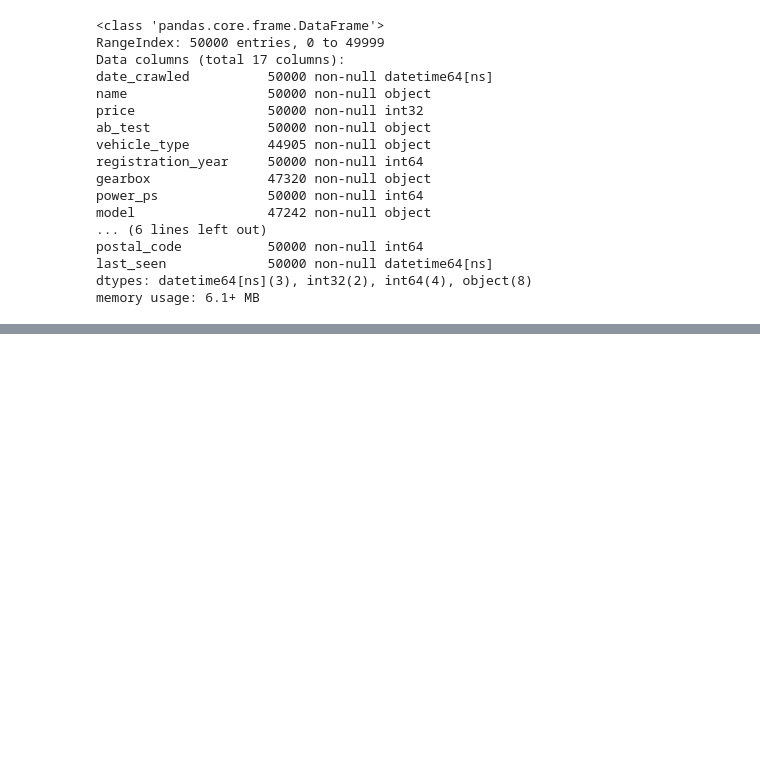
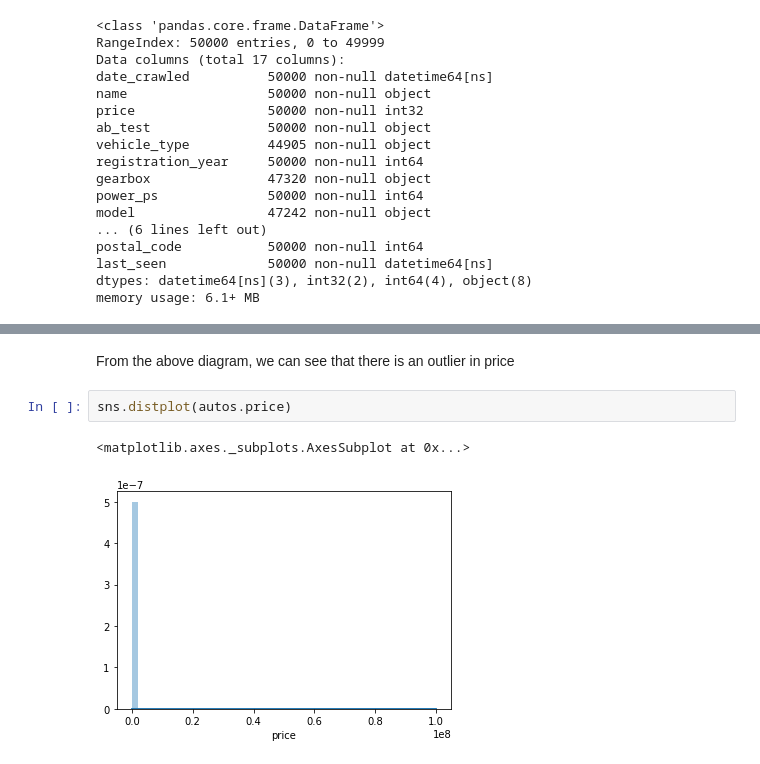
Before and after one commit to Justus-coded/Data-Visualization-and-Exploratory-Data-Analysis, a Jupyter notebook: Exploring Ebay Car Sales Data/Ebay Car Sales Data.ipynb, the cells around one changed output, grey strips where cells are left out. Drawn from its saved outputs; the diff is of its cells as text; blank space fills up the shorter version.

```diff
--- a/Exploring Ebay Car Sales Data/Ebay Car Sales Data.ipynb
+++ b/Exploring Ebay Car Sales Data/Ebay Car Sales Data.ipynb
@@ -259,0 +273,7 @@ memory usage: 6.1+ MB
+# %% [markdown]
+From the above diagram, we can see that there is an outlier in price
+# %%
+sns.distplot(autos.price)
+# %% [output]
+<matplotlib.axes._subplots.AxesSubplot at 0x...>
+[figure, added]
```
Also changed, not shown: parts of 8 cells of this notebook.
